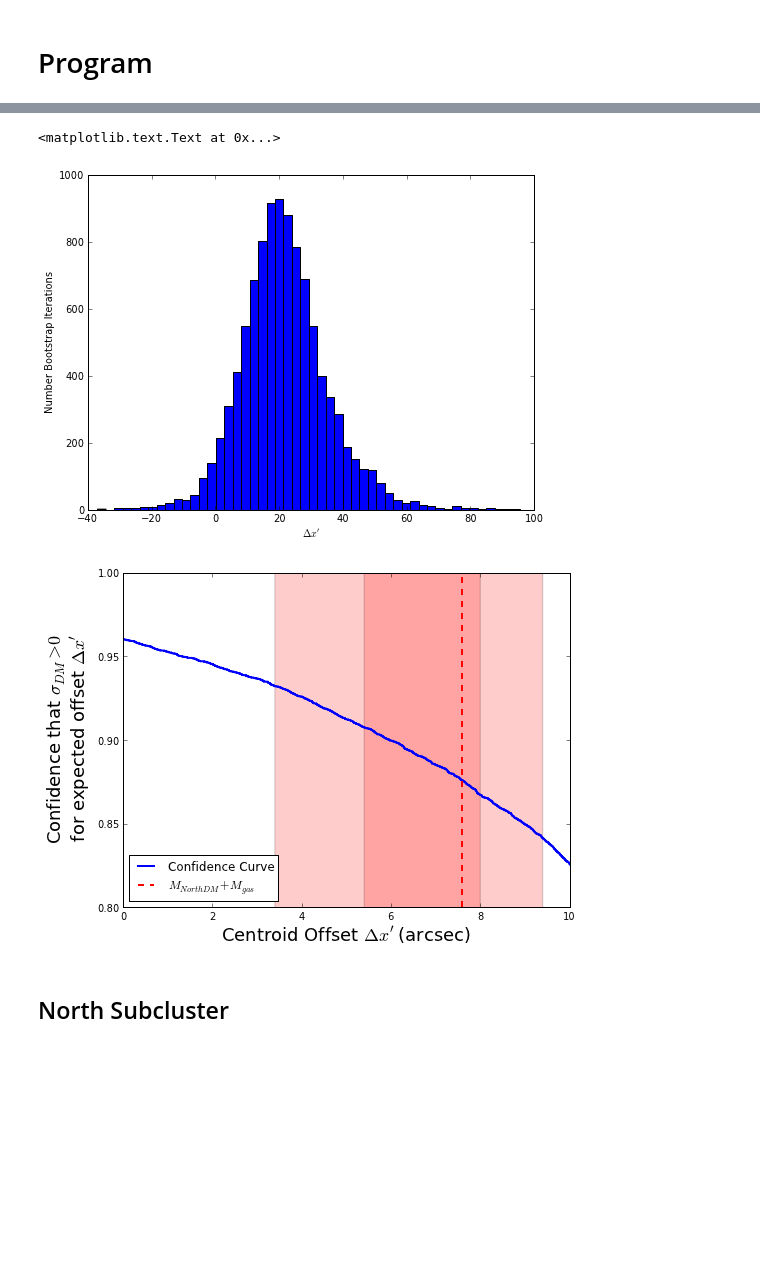
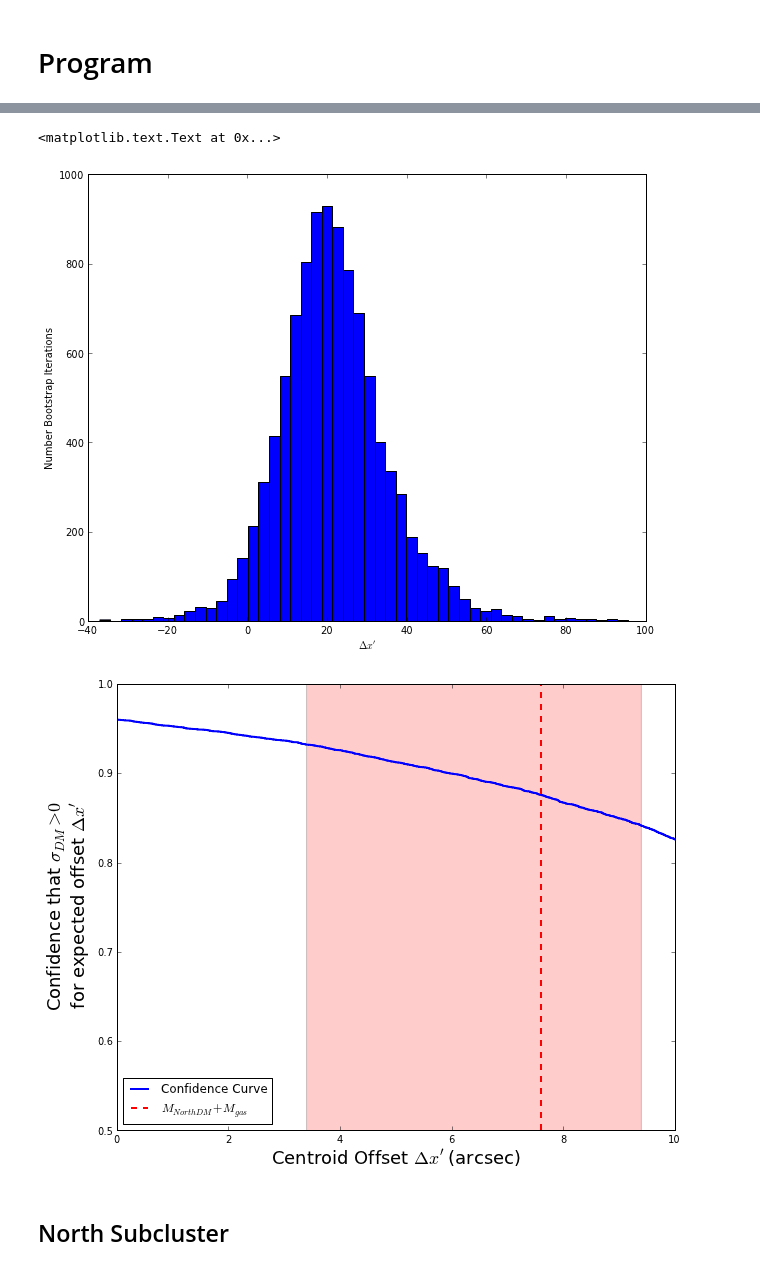
Before and after one commit to wadawson/dissertation, a Jupyter notebook: Chapter4/AnalysisFiles/CentroidCalculations_pzpen.ipynb, the cells around one changed output, grey strips where cells are left out. Cells and saved outputs as stored; diff of their text form; code cells hidden in the pictures; blank space fills up the shorter version.

```diff
--- a/Chapter4/AnalysisFiles/CentroidCalculations_pzpen.ipynb
+++ b/Chapter4/AnalysisFiles/CentroidCalculations_pzpen.ipynb
@@ -24,7 +24,7 @@ N_bins = 50
 # Weak lensing centroid
 catalog1 = '/Users/dawson/SkyDrive/Research/Clusters/DLSCL09162953/WeakLensing/Center/HST/10000bootstrap/HSTwlsouth10000_centroidcoords.pickle'
 # Galaxy centroid
-catalog2 = '/Users/dawson/Git/dissertation/Chapter4/galden_pzpen_10000_south_centroidcoords.pickle'
+catalog2 = '/Users/dawson/Git/dissertation/Chapter4/AnalysisFiles/galden_pzpen_10000_south_centroidcoords.pickle'
 # %%
 # I had to create files without a 3 axis of bootstraps to be able to read the wcs header in with pywcs
 fits1 = '/Users/dawson/SkyDrive/Research/Clusters/DLSCL09162953/WeakLensing/HST/topoAnalysis/DLSCL0916_hst_ri0094ro2_noboot_15bin_pofz_imgwcsv1.fits'
@@ -351,26 +369,26 @@ pylab.ylabel("Number Bootstrap Iterations")
 #pylab.savefig(filename)
 # %% [output]
 <matplotlib.text.Text at 0x...>
-[figure, old version]
+[figure, new version]
 # %%
 # Create the percent confidence plots
 lw = 2
 fs = 18
 fig = pylab.figure()
 ax = fig.add_subplot(111)
 pylab.plot(delx_p,S,'b',lw=lw,linestyle='steps-',label='Confidence Curve')
 pylab.plot((7.6,7.6),pylab.ylim(),color='r',lw=lw,linestyle='--',label='$M_{North DM}+M_{gas}$')
-ax.fill_between((3.4,9.4),0.8,1,alpha=0.2,facecolor='r',label='Current')
-ax.fill_between((5.4,8.0),0.8,1,alpha=0.2,facecolor='r',label='Proposed')
+ax.fill_between((3.4,9.4),0.5,1,alpha=0.2,facecolor='r',label='Current')
+#ax.fill_between((5.4,8.0),0.8,1,alpha=0.2,facecolor='r',label='Proposed')
 pylab.xlim((0,10))
-pylab.ylim((0.80,1))
+pylab.ylim((0.50,1))
 pylab.legend(loc='lower left')
 pylab.xlabel("Centroid Offset $\Delta x'$ (arcsec)",fontsize=fs)
 pylab.ylabel("Confidence that $\sigma_{DM}>0$\n for expected offset $\Delta x'$",fontsize=fs)
 filename = prefix+'_delxPC'
 pylab.savefig(filename)
 # %% [output]
-[figure, old version]
+[figure, new version]
 # %% [markdown]
 ## North Subcluster
 # %%
```
Also changed, not shown: parts of 22 cells of this notebook, 9 other files.
